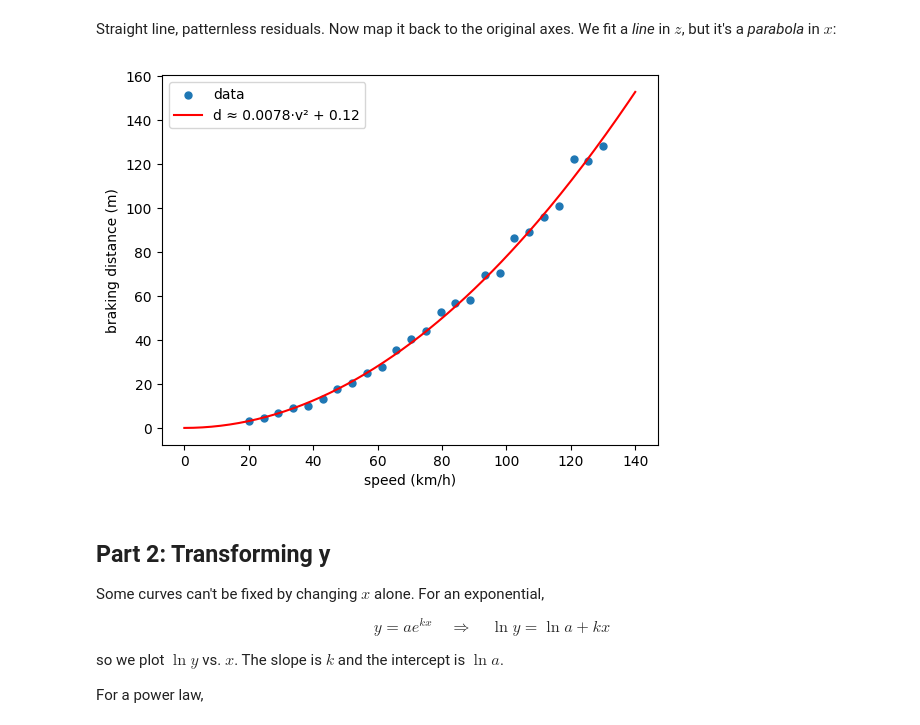
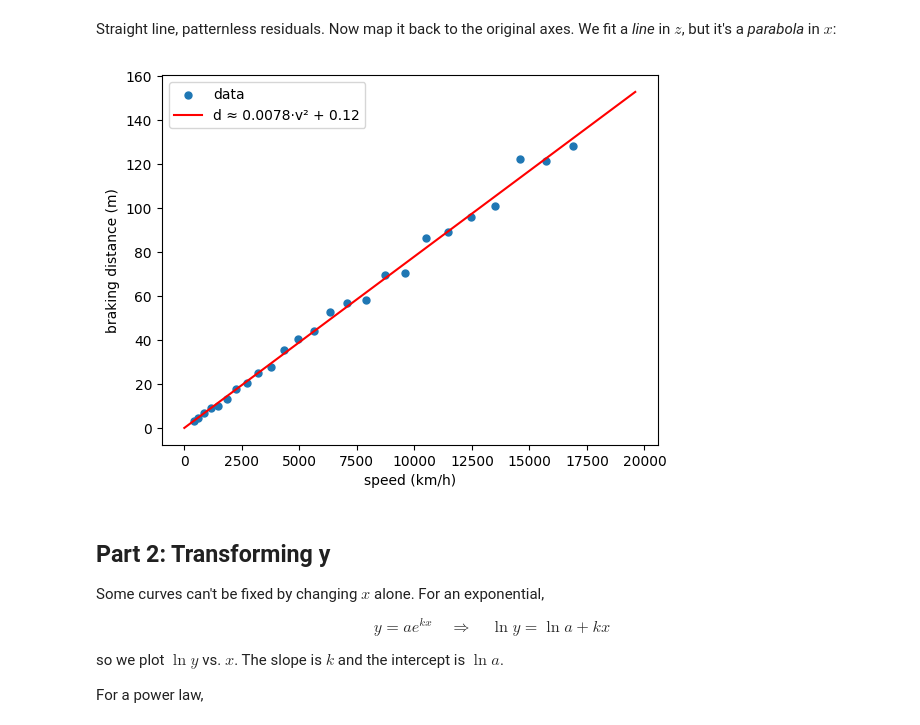
Before and after one commit to paderevski/ML-curriculum, a Jupyter notebook: notebooks/02-regression-correlation/Linearize_Key.ipynb, the cells around one changed output. Cells and saved outputs as stored; diff of their text form; code cells hidden in the pictures.

```diff
--- a/notebooks/02-regression-correlation/Linearize_Key.ipynb
+++ b/notebooks/02-regression-correlation/Linearize_Key.ipynb
@@ -99,12 +97,12 @@ Straight line, patternless residuals. Now map it back to the original axes.
 We fit a *line* in $z$, but it's a *parabola* in $x$:
 # %%
 xs = np.linspace(0, 140, 200)
-plt.scatter(speed, brake_dist, s=25, label="data")
-plt.plot(xs, a * xs**2 + b, "r-", label=f"d ≈ {a:.4f}·v² + {b:.2f}")
+plt.scatter(speed**2, brake_dist, s=25, label="data")
+plt.plot(xs**2, a * xs**2 + b, "r-", label=f"d ≈ {a:.4f}·v² + {b:.2f}")
 plt.xlabel("speed (km/h)"); plt.ylabel("braking distance (m)")
 plt.legend(); plt.show()
 # %% [output]
-[figure, old version]
+[figure, new version]
 # %% [markdown]
 ## Part 2: Transforming y
 
```
Also changed, not shown: parts of 5 cells of this notebook, 1 other file.
